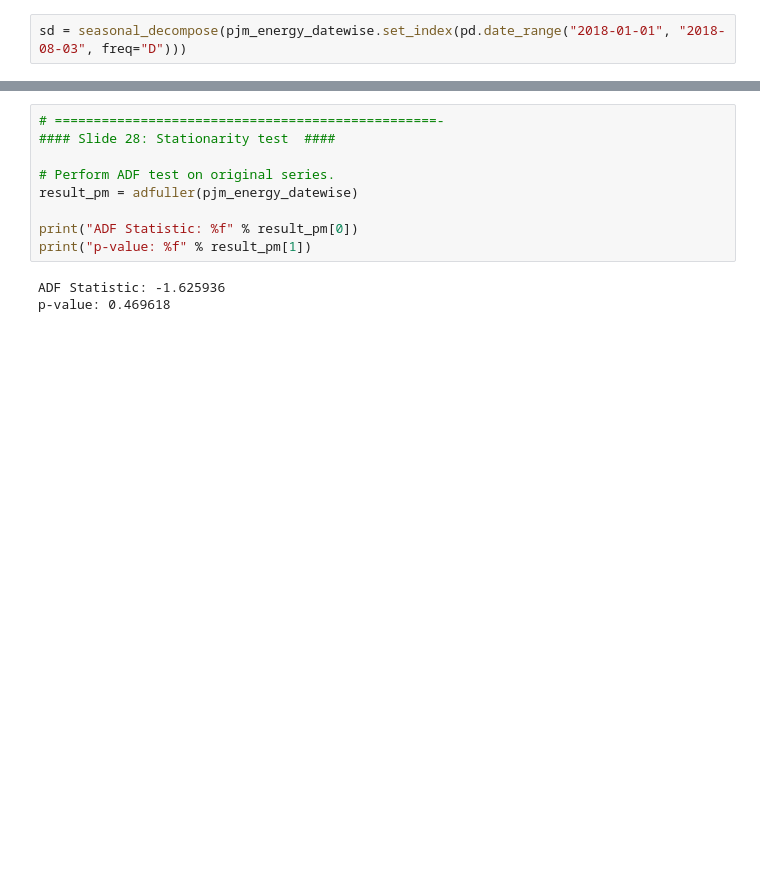
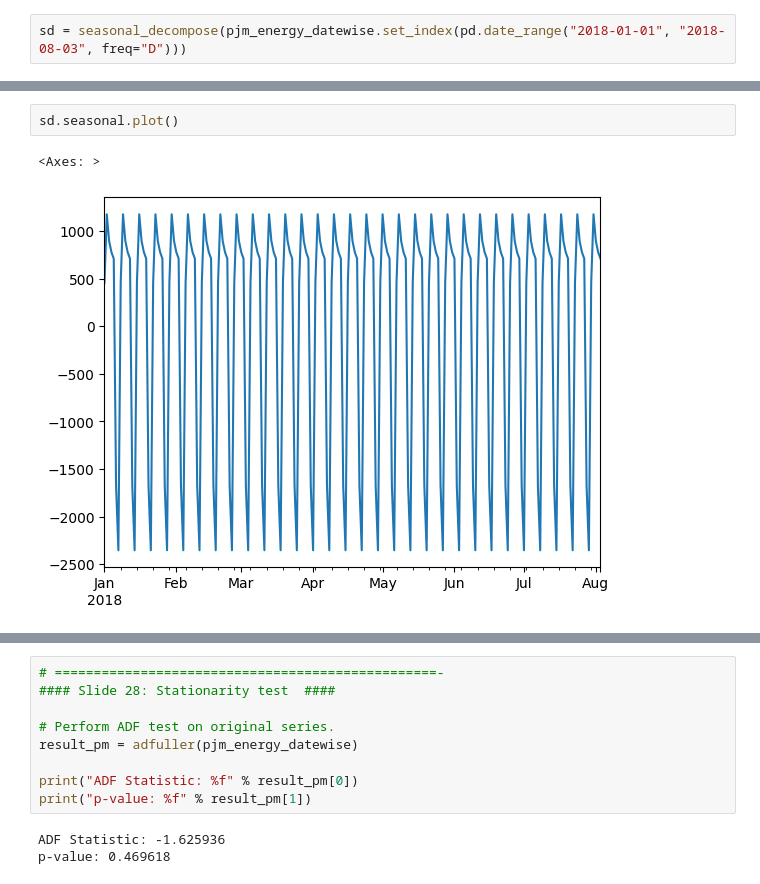
Before and after one commit to maptv/AnomalyDetection, a Jupyter notebook: anomaly-detection-part-5-code-checkpoint.ipynb, the cells around one changed output, grey strips where cells are left out. Saved outputs shown, nothing was run; the diff lists cells and outputs as text; blank space fills up the shorter version.

```diff
--- a/anomaly-detection-part-5-code-checkpoint.ipynb
+++ b/anomaly-detection-part-5-code-checkpoint.ipynb
@@ -198,0 +247,5 @@ Freq: D, Name: resid, Length: 215, dtype: float64
+# %%
+sd.seasonal.plot()
+# %% [output]
+<Axes: >
+[figure, added]
```
Also changed, not shown: parts of 15 cells of this notebook.
